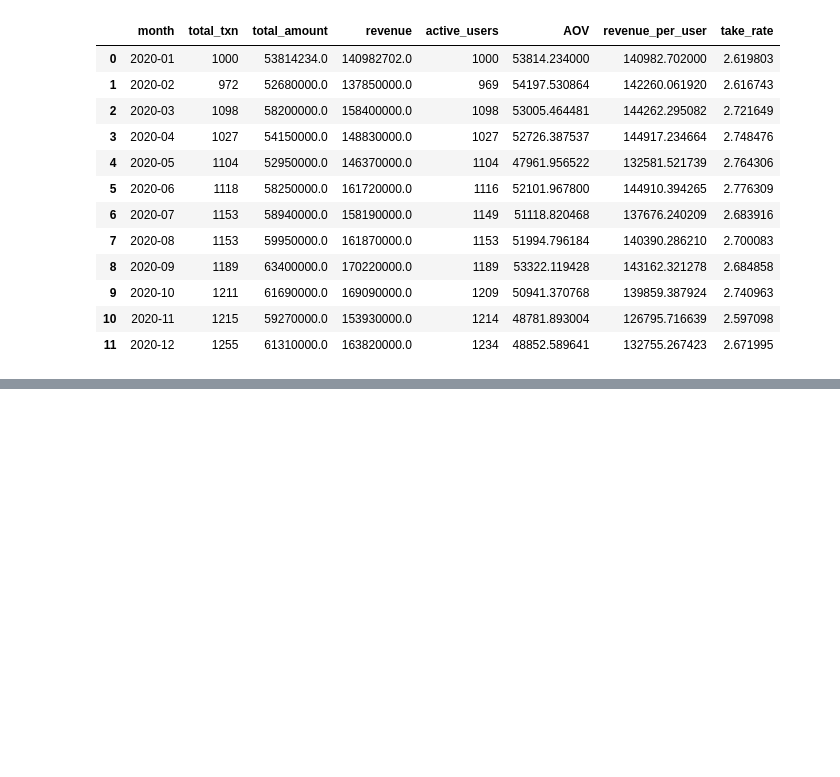
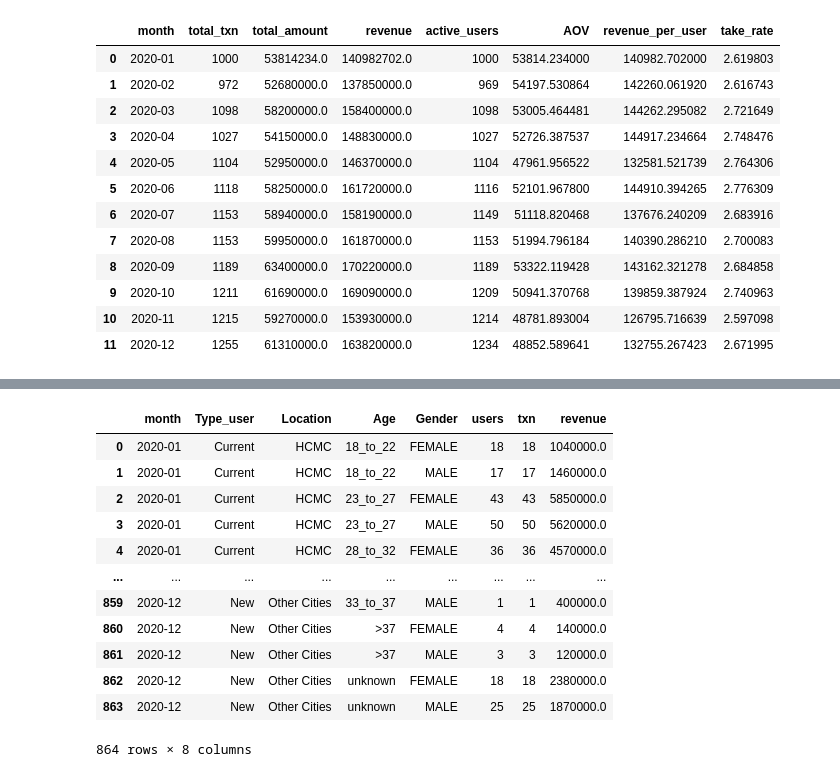
Before and after one commit to Trieu212203/Momo-top-up-analysis, a Jupyter notebook: Notebooks/building_analytics_mart.ipynb, the cells around one changed output, grey strips where cells are left out. Saved outputs shown, nothing was run; the diff lists cells and outputs as text; code cells hidden in the pictures; blank space fills up the shorter version.

```diff
--- a/Notebooks/building_analytics_mart.ipynb
+++ b/Notebooks/building_analytics_mart.ipynb
@@ -156,0 +177,16 @@ mart_cohort = (
+# %%
+mart_behavior
+# %% [output]
+|  | month | Type_user | Location | Age | Gender | users | txn | revenue |
+| 0 | 2020-01 | Current | HCMC | 18_to_22 | FEMALE | 18 | 18 | 1040000.0 |
+| 1 | 2020-01 | Current | HCMC | 18_to_22 | MALE | 17 | 17 | 1460000.0 |
+| 2 | 2020-01 | Current | HCMC | 23_to_27 | FEMALE | 43 | 43 | 5850000.0 |
+| 3 | 2020-01 | Current | HCMC | 23_to_27 | MALE | 50 | 50 | 5620000.0 |
+| 4 | 2020-01 | Current | HCMC | 28_to_32 | FEMALE | 36 | 36 | 4570000.0 |
+| ... | ... | ... | ... | ... | ... | ... | ... | ... |
+| 859 | 2020-12 | New | Other Cities | 33_to_37 | MALE | 1 | 1 | 400000.0 |
+| 860 | 2020-12 | New | Other Cities | >37 | FEMALE | 4 | 4 | 140000.0 |
+| 861 | 2020-12 | New | Other Cities | >37 | MALE | 3 | 3 | 120000.0 |
+| 862 | 2020-12 | New | Other Cities | unknown | FEMALE | 18 | 18 | 2380000.0 |
+| 863 | 2020-12 | New | Other Cities | unknown | MALE | 25 | 25 | 1870000.0 |
+864 rows × 8 columns
```
Also changed, not shown: parts of 2 cells of this notebook.
